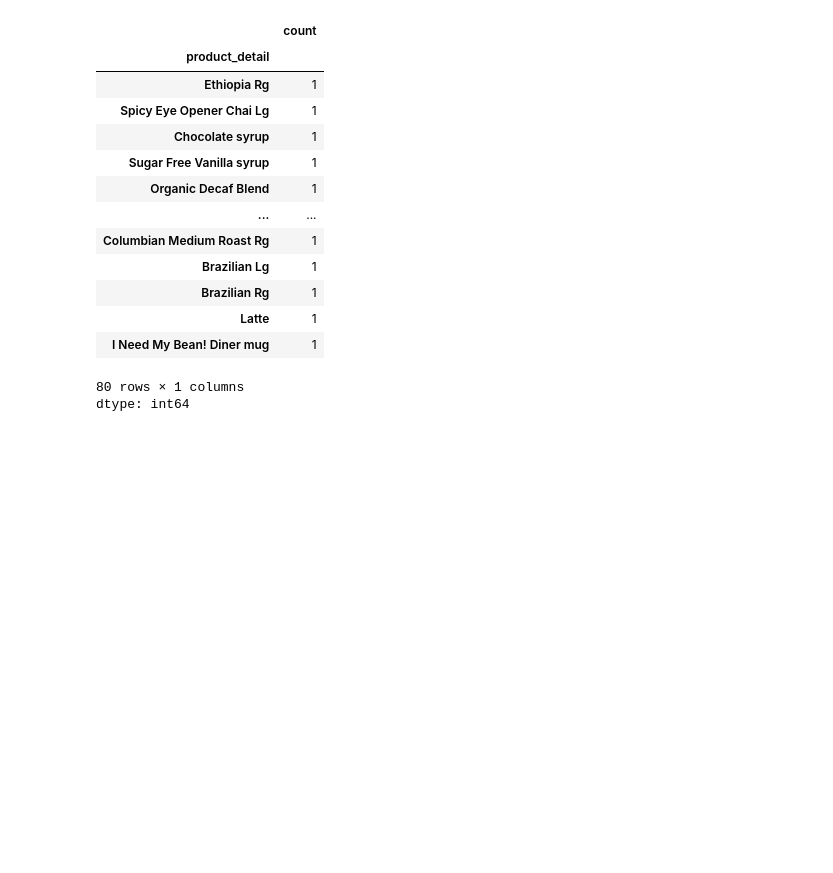
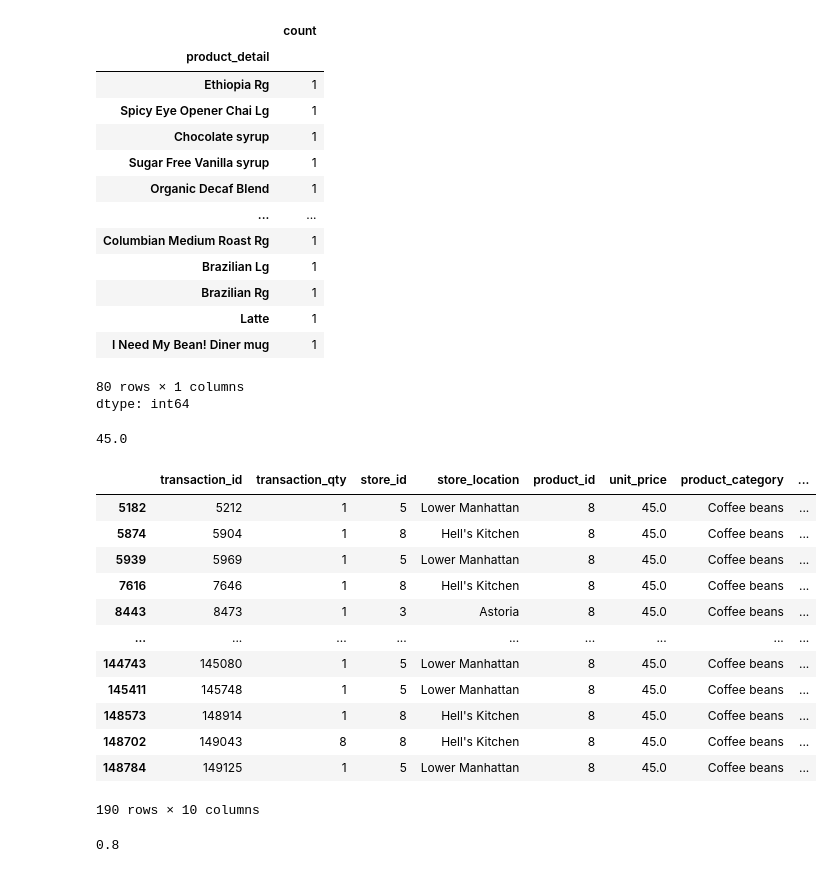
Before and after one commit to eddieisoffline/Portfolio-Data-Science, a Jupyter notebook: cafe/notebook/notebook.ipynb, the cells around one changed output. Saved outputs shown, nothing was run; the diff lists cells and outputs as text; code cells hidden in the pictures; blank space fills up the shorter version.

```diff
--- a/cafe/notebook/notebook.ipynb
+++ b/cafe/notebook/notebook.ipynb
@@ -79,3 +83,27 @@ coffee_sales["product_detail"].drop_duplicates().value_counts()
 | I Need My Bean! Diner mug | 1 |
 80 rows × 1 columns
 dtype: int64
+# %%
+coffee_sales["unit_price"].max()
+# %% [output]
+45.0
+# %%
+coffee_sales[coffee_sales["unit_price"]==45]
+# %% [output]
+|  | transaction_id | transaction_qty | store_id | store_location | product_id | unit_price | product_category | ... |
+| 5182 | 5212 | 1 | 5 | Lower Manhattan | 8 | 45.0 | Coffee beans | ... |
+| 5874 | 5904 | 1 | 8 | Hell's Kitchen | 8 | 45.0 | Coffee beans | ... |
+| 5939 | 5969 | 1 | 5 | Lower Manhattan | 8 | 45.0 | Coffee beans | ... |
+| 7616 | 7646 | 1 | 8 | Hell's Kitchen | 8 | 45.0 | Coffee beans | ... |
+| 8443 | 8473 | 1 | 3 | Astoria | 8 | 45.0 | Coffee beans | ... |
+| ... | ... | ... | ... | ... | ... | ... | ... | ... |
+| 144743 | 145080 | 1 | 5 | Lower Manhattan | 8 | 45.0 | Coffee beans | ... |
+| 145411 | 145748 | 1 | 5 | Lower Manhattan | 8 | 45.0 | Coffee beans | ... |
+| 148573 | 148914 | 1 | 8 | Hell's Kitchen | 8 | 45.0 | Coffee beans | ... |
+| 148702 | 149043 | 8 | 8 | Hell's Kitchen | 8 | 45.0 | Coffee beans | ... |
+| 148784 | 149125 | 1 | 5 | Lower Manhattan | 8 | 45.0 | Coffee beans | ... |
+190 rows × 10 columns
+# %%
+coffee_sales["unit_price"].min()
+# %% [output]
+0.8
```
Also changed, not shown: parts of 8 cells of this notebook.
